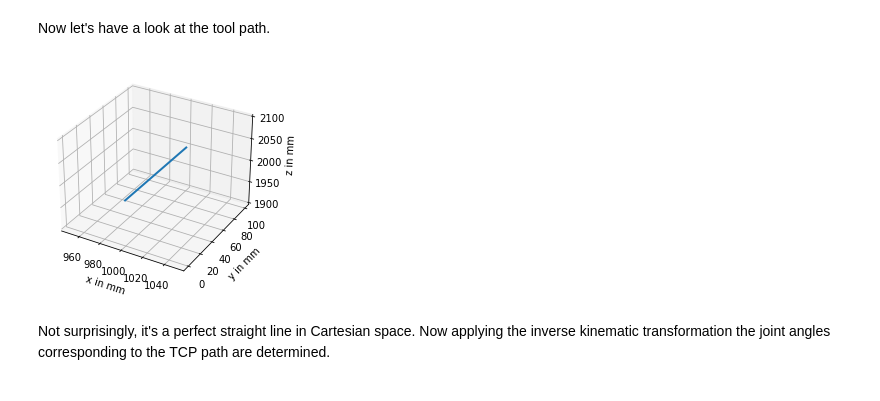
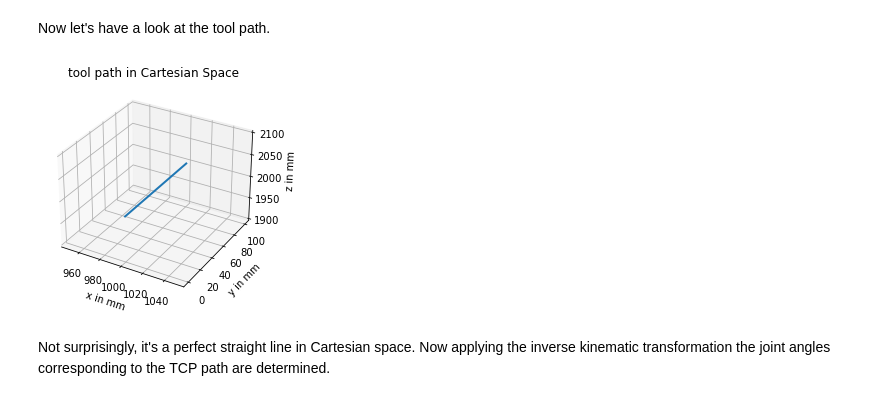
Before and after one commit to chrisgoll/BMBF-CLeaR-Pro, a Jupyter notebook: kinematic_example.ipynb, the cells around one changed output. Saved outputs shown, nothing was run; the diff lists cells and outputs as text; code cells hidden in the pictures.

```diff
--- a/kinematic_example.ipynb
+++ b/kinematic_example.ipynb
@@ -50,9 +54,9 @@ linear motion interpolated
 # %% [markdown]
 Now let's have a look at the tool path.
 # %%
-kin.plot_tcp_3d([tcp_xyz_abg])
+kin.plot_cartesian_space([tcp_xyz_abg])
 # %% [output]
-[figure, old version]
+[figure, new version]
 # %% [markdown]
 Not surprisingly, it's a perfect straight line in Cartesian space. Now applying the inverse kinematic transformation the joint angles corresponding to the TCP path are determined.
 # %%
```
Also changed, not shown: parts of 4 cells of this notebook.
